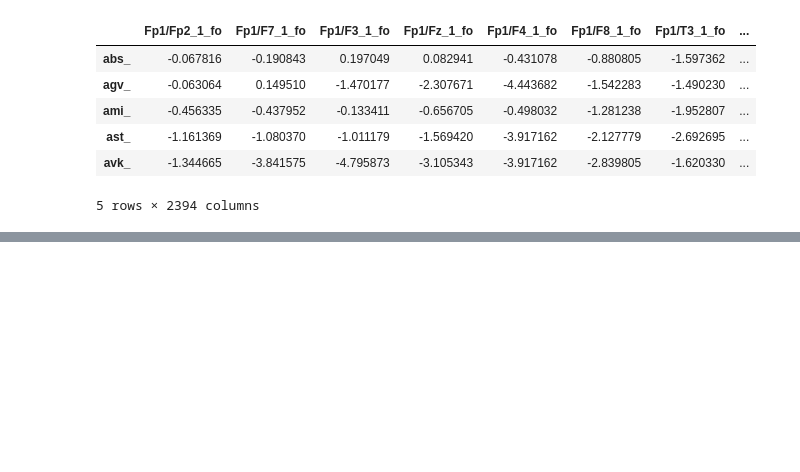
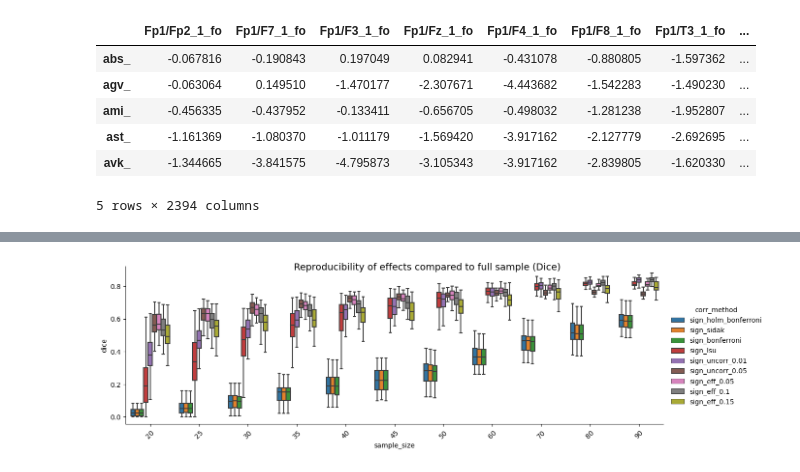
Before and after one commit to iknyazeva/EEGAnalysis, a Jupyter notebook: notebooks/ReproducibilityDiffCorrections.ipynb, the cells around one changed output, grey strips where cells are left out. Saved outputs shown, nothing was run; the diff lists cells and outputs as text; code cells hidden in the pictures; blank space fills up the shorter version.

```diff
--- a/notebooks/ReproducibilityDiffCorrections.ipynb
+++ b/notebooks/ReproducibilityDiffCorrections.ipynb
@@ -397,0 +97,5 @@ fig = draw_obj.draw_by_df(small_stat_df, band=bands,
+# %%
+ground_stat_dfs = pd.concat([pd.read_csv(f'../repr_results/ground_stat_df_{sample_size}.csv', index_col=0)
+                     for sample_size in sample_sizes])
+ground_stat_dfs = ground_stat_dfs.rename(columns ={'index':'corr_method'})
+ground_stat_dfs.head()
@@ -397,0 +109,7 @@ fig = draw_obj.draw_by_df(small_stat_df, band=bands,
+# %%
+g = sns.catplot(x = 'sample_size',y = 'dice', hue = 'corr_method', data= ground_stat_dfs, kind = 'box',
+                height=4, aspect=3, showfliers = False)
+g.set_xticklabels(rotation=45);
+g.fig.suptitle('Reproducibility of effects compared to full sample (Dice)', fontsize=14);
+# %% [output]
+[figure, added]
```
Also changed, not shown: parts of 51 cells of this notebook.
